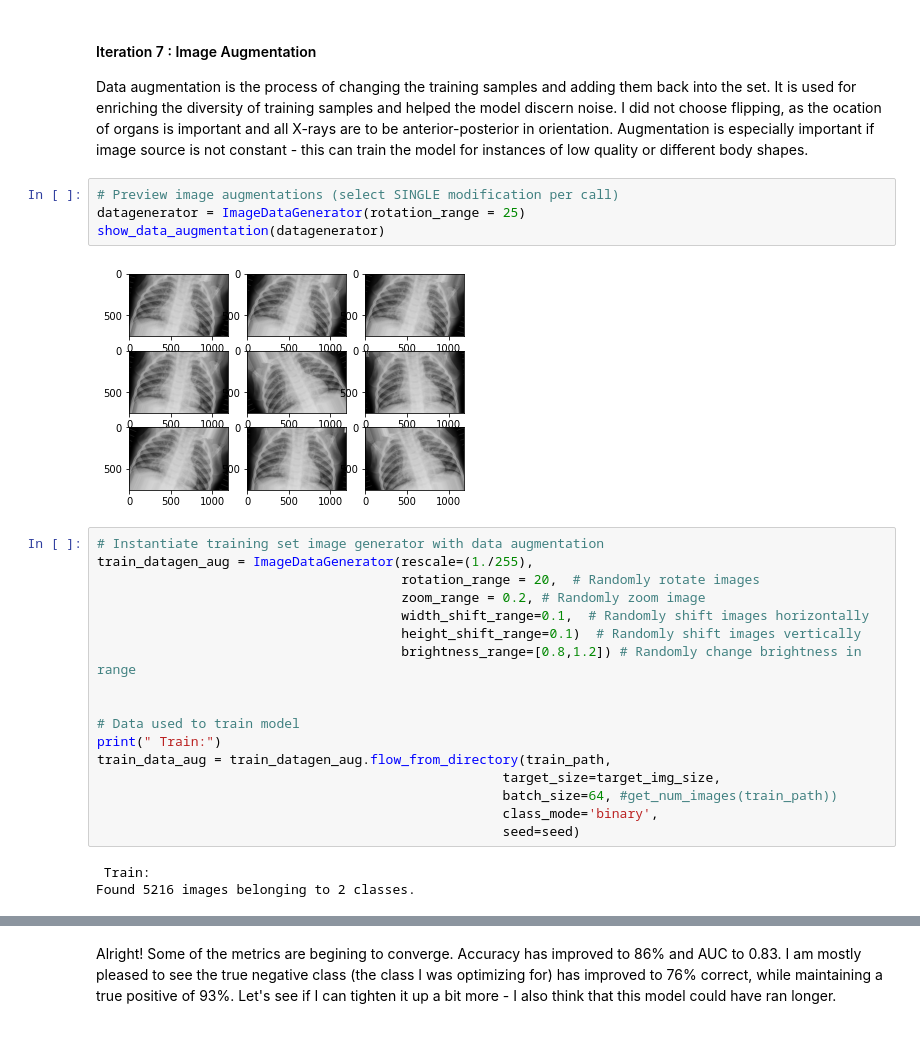
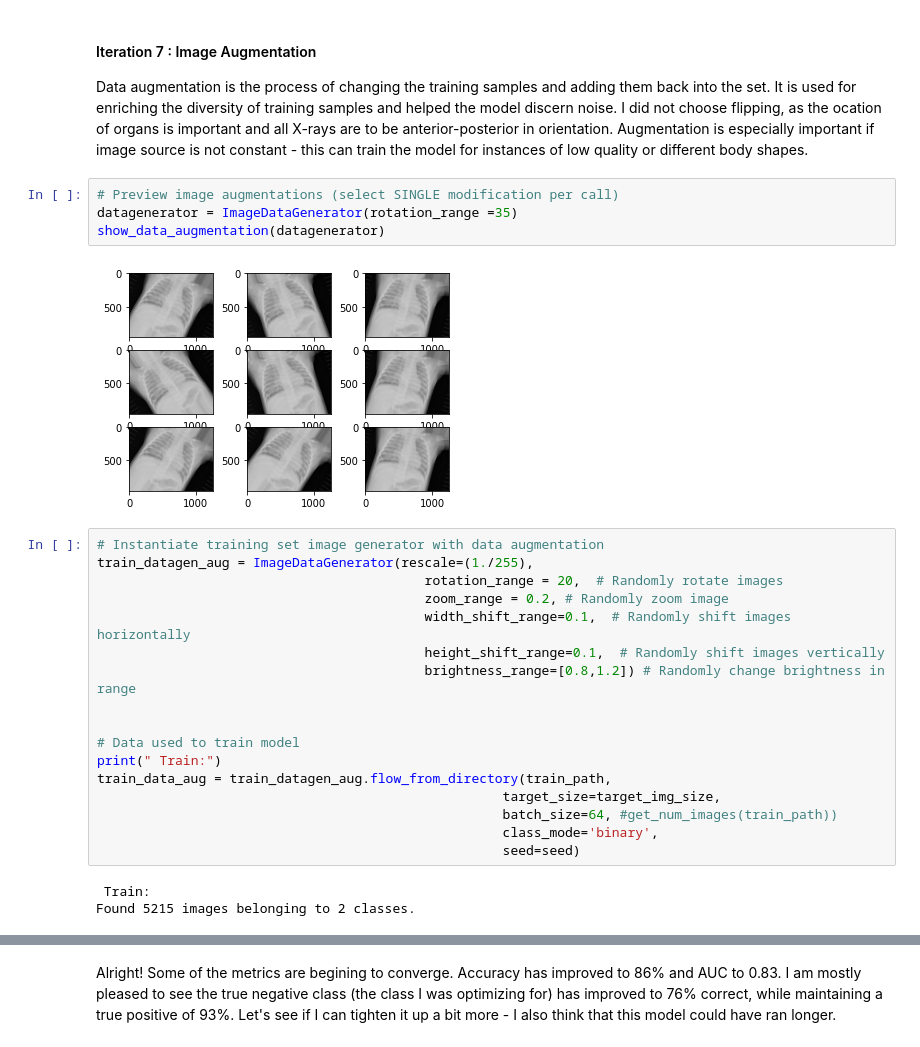
Before and after one commit to anna-dang/mod04-computer_vision_CNN, a Jupyter notebook: project_4_notebook.ipynb, the cells around one changed output, grey strips where cells are left out. Drawn from its saved outputs; the diff is of its cells as text.

```diff
--- a/project_4_notebook.ipynb
+++ b/project_4_notebook.ipynb
@@ -1104,18 +1119,18 @@ With dropout: AUC, and F1 score also improved. I will continue tuning this model
 Data augmentation is the process of changing the training samples and adding them back into the set. It is used for enriching the diversity of training samples and helped the model discern noise. I did not choose flipping, as the ocation of organs is important and all X-rays are to be anterior-posterior in orientation. Augmentation is especially important if image source is not constant - this can train the model for instances of low quality or different body shapes.
 # %%
 # Preview image augmentations (select SINGLE modification per call)
-datagenerator = ImageDataGenerator(rotation_range = 25)
+datagenerator = ImageDataGenerator(rotation_range =35)
 show_data_augmentation(datagenerator)
 # %% [output]
-[figure, old version]
+[figure, new version]
 # %%
 # Instantiate training set image generator with data augmentation
 train_datagen_aug = ImageDataGenerator(rescale=(1./255),
-                                       rotation_range = 20,  # Randomly rotate images
-                                       zoom_range = 0.2, # Randomly zoom image
-                                       width_shift_range=0.1,  # Randomly shift images horizontally
-                                       height_shift_range=0.1)  # Randomly shift images vertically
-                                       brightness_range=[0.8,1.2]) # Randomly change brightness in range
+                                          rotation_range = 20,  # Randomly rotate images
+                                          zoom_range = 0.2, # Randomly zoom image
+                                          width_shift_range=0.1,  # Randomly shift images horizontally
+                                          height_shift_range=0.1,  # Randomly shift images vertically
+                                          brightness_range=[0.8,1.2]) # Randomly change brightness in range
 
 
 # Data used to train model
@@ -1127,7 +1142,7 @@ train_data_aug = train_datagen_aug.flow_from_directory(train_path,
                                                     seed=seed)
 # %% [output]
  Train:
-Found 5216 images belonging to 2 classes.
+Found 5215 images belonging to 2 classes.
 # %%
 cnn3_do_aug = Sequential([Conv2D(128, kernel_size=(3, 3), activation='relu', padding='same',input_shape=input_image_size),
                   Dropout(0.2),
```
Also changed, not shown: parts of 43 cells of this notebook.
